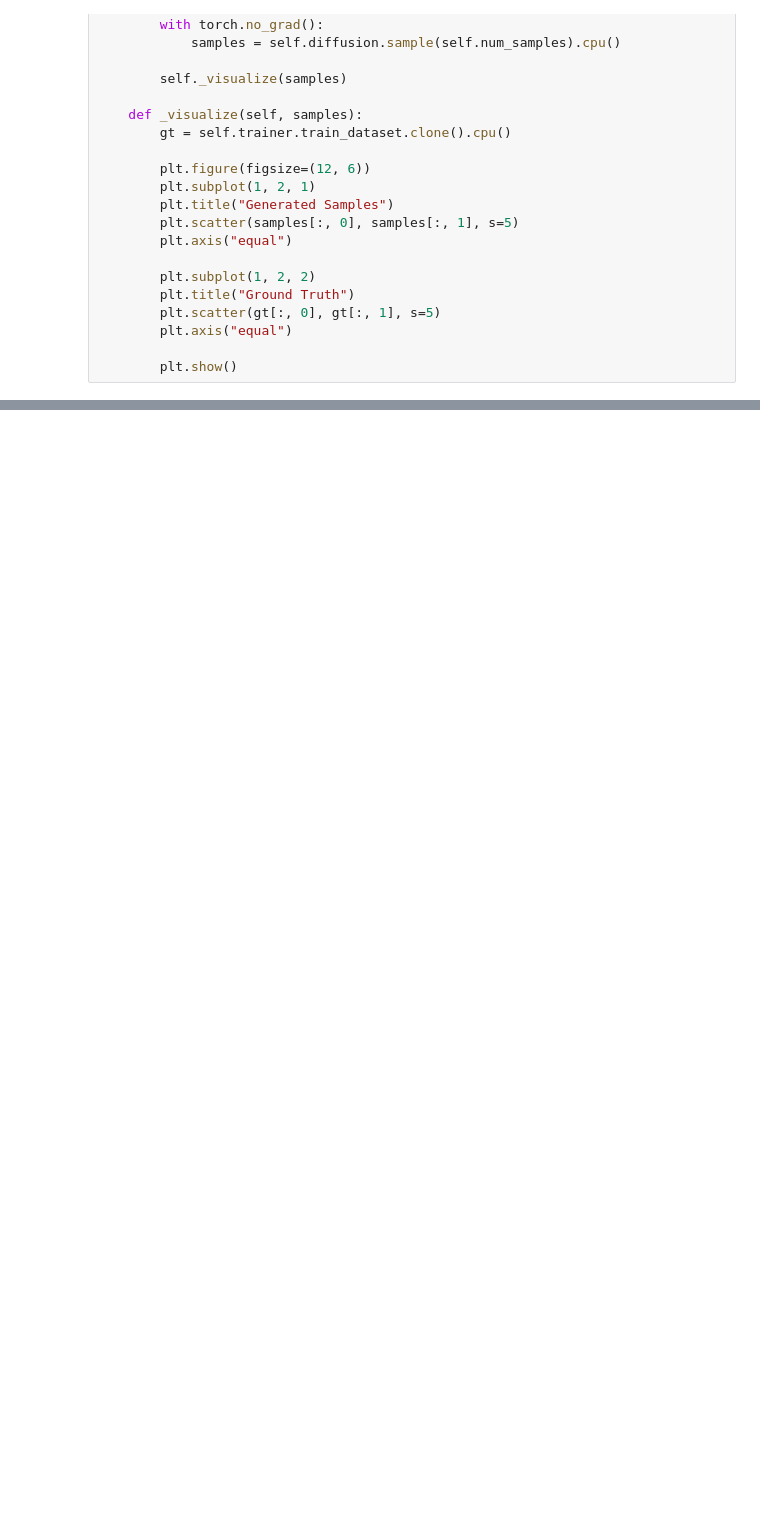
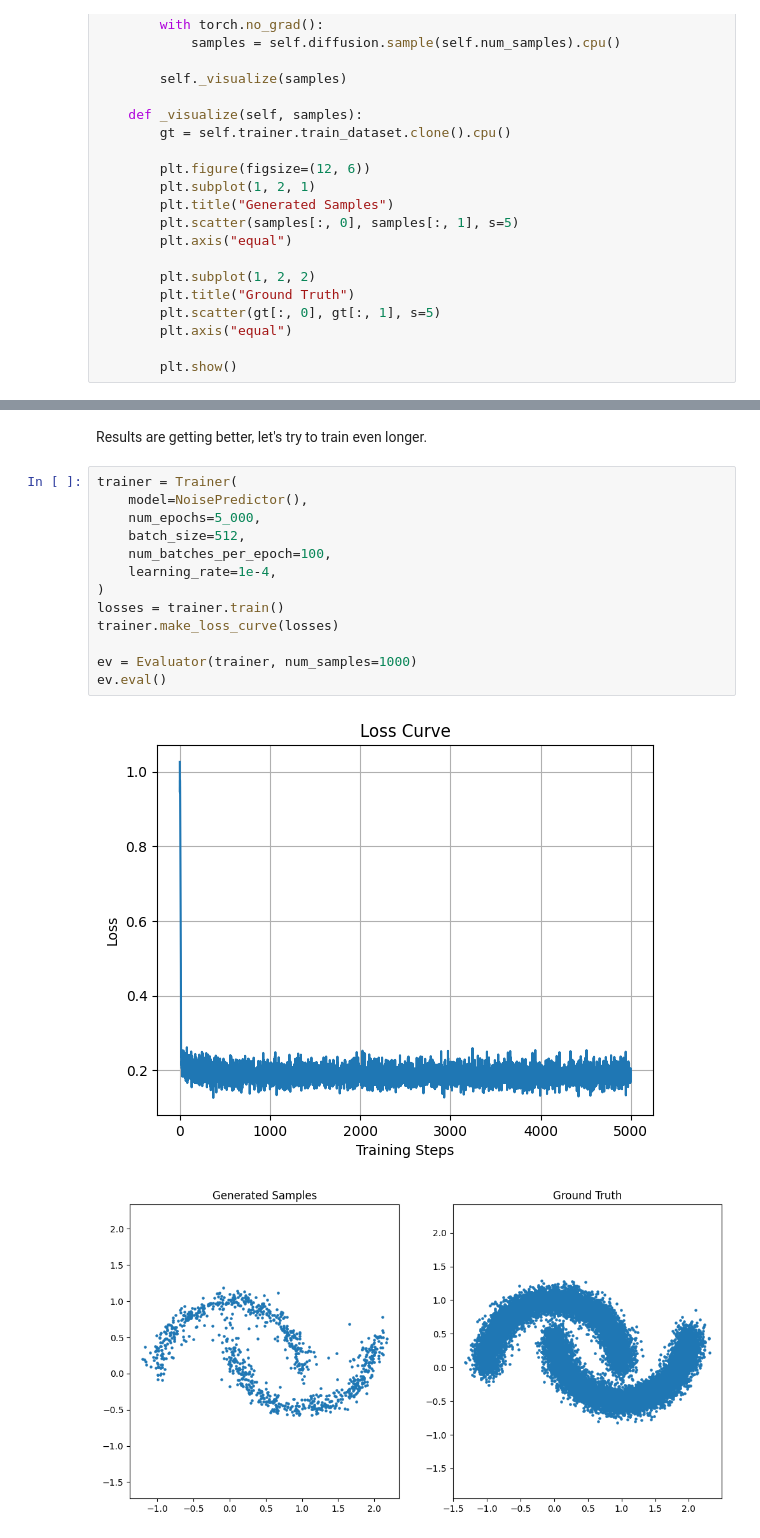
Before and after one commit to ehsan/simple-diffusion, a Jupyter notebook: project.ipynb, the cells around one changed output, grey strips where cells are left out. Saved outputs shown, nothing was run; the diff lists cells and outputs as text; blank space fills up the shorter version.

```diff
--- a/project.ipynb
+++ b/project.ipynb
@@ -259,0 +278,18 @@ Results look pretty good for a start!
+# %% [markdown]
+Results are getting better, let's try to train even longer.
+# %%
+trainer = Trainer(
+    model=NoisePredictor(),
+    num_epochs=5_000,
+    batch_size=512,
+    num_batches_per_epoch=100,
+    learning_rate=1e-4,
+)
+losses = trainer.train()
+trainer.make_loss_curve(losses)
+
+ev = Evaluator(trainer, num_samples=1000)
+ev.eval()
+# %% [output]
+[figure, added]
+[figure, added]
```
Also changed, not shown: parts of 3 cells of this notebook.
